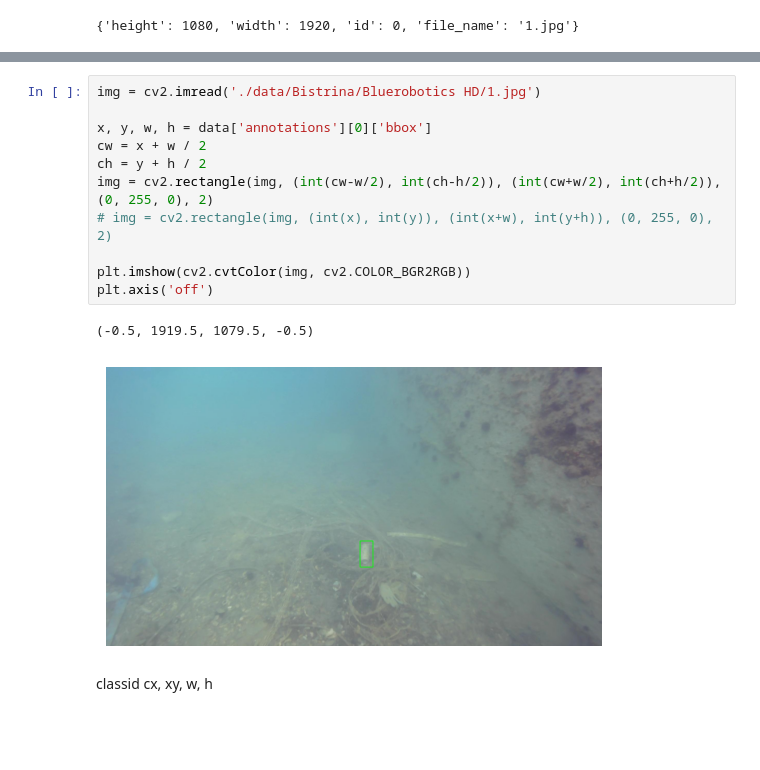
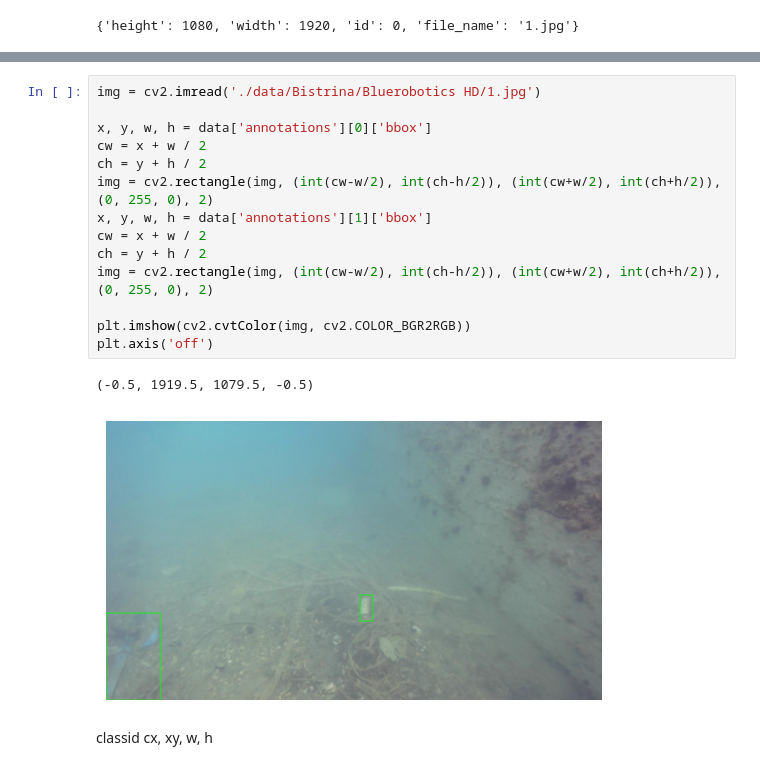
Before and after one commit to CloudSwordSage/ocean_rubbish, a Jupyter notebook: test.ipynb, the cells around one changed output, grey strips where cells are left out. Drawn from its saved outputs; the diff is of its cells as text; blank space fills up the shorter version.

```diff
--- a/test.ipynb
+++ b/test.ipynb
@@ -91,16 +91,19 @@ data['annotations'][1]
 # %%
 img = cv2.imread('./data/Bistrina/Bluerobotics HD/1.jpg')
 
 x, y, w, h = data['annotations'][0]['bbox']
 cw = x + w / 2
 ch = y + h / 2
 img = cv2.rectangle(img, (int(cw-w/2), int(ch-h/2)), (int(cw+w/2), int(ch+h/2)), (0, 255, 0), 2)
-# img = cv2.rectangle(img, (int(x), int(y)), (int(x+w), int(y+h)), (0, 255, 0), 2)
+x, y, w, h = data['annotations'][1]['bbox']
+cw = x + w / 2
+ch = y + h / 2
+img = cv2.rectangle(img, (int(cw-w/2), int(ch-h/2)), (int(cw+w/2), int(ch+h/2)), (0, 255, 0), 2)
 
 plt.imshow(cv2.cvtColor(img, cv2.COLOR_BGR2RGB))
 plt.axis('off')
 # %% [output]
 (-0.5, 1919.5, 1079.5, -0.5)
-[figure, old version]
+[figure, new version]
 # %% [markdown]
 classid cx, xy, w, h
```
Also changed, not shown: 7 other files.
